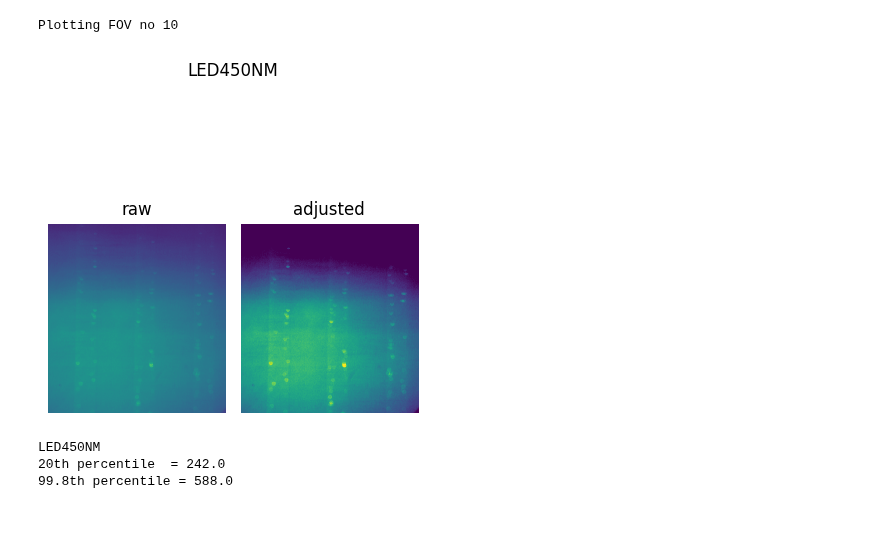
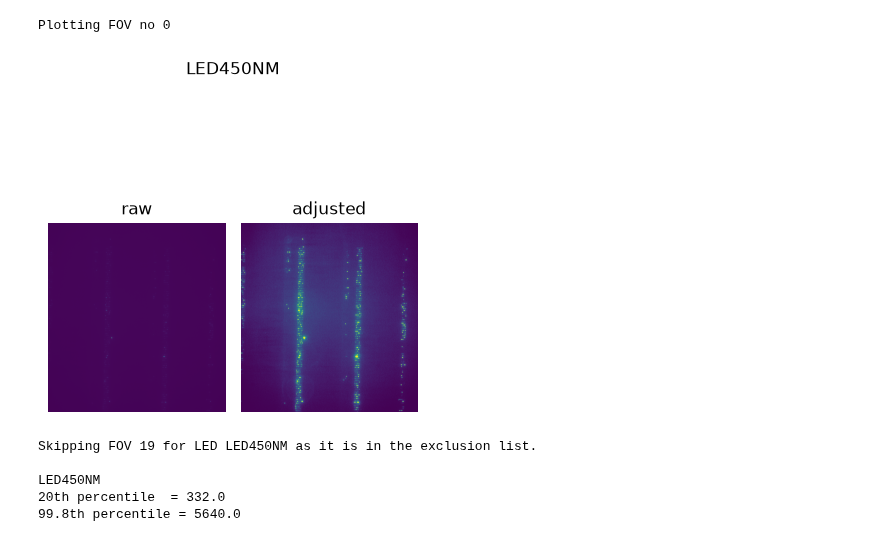
Before and after one commit to YuhangXie1/dphil_mothermachine, a Jupyter notebook: GIF_generator_comparable_brightness.ipynb, the cells around one changed output. Cells and saved outputs as stored; diff of their text form; code cells hidden in the pictures.

```diff
--- a/GIF_generator_comparable_brightness.ipynb
+++ b/GIF_generator_comparable_brightness.ipynb
@@ -34,11 +38,11 @@ def sort_by_time(file_list):
     return [f for _, f in sorted(zip(times, file_list))]
 # %%
 # INPUT experiment name
-data_folder = "2026-07-20_exp_2"
+data_folder = "2026-09-22_wmmet+_test2_full"
 
 # Brightness specification
 FIXED_RANGES = {
-    "LED450NM": (240, 580),
+    "LED450NM": (332, 5640),
     "LED515NM": (700, 14000),
     "LEDOVERHEADTIGER": (100, 5000),
 }
@@ -52,7 +56,7 @@ sel_led = ["LED450NM"]
 # Path specification
 repo_path = Path.cwd()
 data_path = repo_path.parent / f"{data_folder}"
-output_path = data_path / "GIFs"
+output_path = data_path / "Processed"
 output_path.mkdir(parents=True, exist_ok=True)
 
 if not data_path.exists():
@@ -209,7 +213,7 @@ LED450NM - 21 total files found accross 21 FOVs
 # %%
 # INPUT image adjustment parameters
 
-fov_to_display = 10
+fov_to_display = 0
 v_min_perc = [20]
 v_max_perc = [99.8]
 
@@ -229,45 +233,50 @@ for i, led in enumerate(sel_led):
         axes[0].set_axis_off()
         axes[1].set_axis_off()
         fig.suptitle(led)
         axes[0].set_title("FOV not found")
         plt.tight_layout()
         plt.show()
         continue
 
     first_file = filenames_by_fov_by_led[led][fov_to_display][0]
     img = io.imread(first_file)[y_min:y_max, x_min:x_max]
     if AUTO_BRIGHTNESS:
         v_min = np.percentile(img, v_min_perc[i])
         v_max = np.percentile(img, v_max_perc[i])
     else:
         v_min, v_max = FIXED_RANGES[led]
 
     fig, axes = plt.subplots(1, 2, figsize=(4, 5))
     fig.suptitle(led)
     axes[0].imshow(img, cmap="viridis")
     axes[0].set_title("raw")
 
     axes[1].imshow(img, cmap="viridis", vmin=v_min, vmax=v_max)
     axes[1].set_title("adjusted")
 
     axes[0].axis("off")
     axes[1].axis("off")
 
     plt.tight_layout()
     plt.show()
 # %% [output]
-Plotting FOV no 10
+Plotting FOV no 0
-[figure, old version]
+[figure, new version]
 # %%
 # ================================================================
 # FIND FIXED DISPLAY RANGE FROM THE DATA
 # ================================================================
+fov_exclude = [19]
 
 for led in sel_led:
 
     pixel_values = []
 
     for fov_index, image_collection in enumerate(imgs_by_led[led]):
+        if fov_index in fov_exclude:
+            print(f"Skipping FOV {fov_index} for LED {led} as it is in the exclusion list.")
+            continue
+
         for img in image_collection[::10]:
             # Apply the same crop used for the GIF
             cropped = img[y_min:y_max, x_min:x_max]
@@ -286,9 +295,11 @@ for led in sel_led:
     print(f"20th percentile  = {fixed_vmin:.1f}")
     print(f"99.8th percentile = {fixed_vmax:.1f}")
 # %% [output]
+Skipping FOV 19 for LED LED450NM as it is in the exclusion list.
+
 LED450NM
-20th percentile  = 242.0
-99.8th percentile = 588.0
+20th percentile  = 332.0
+99.8th percentile = 5640.0
 # %%
 # ================================================================
 # FRAME-BY-FRAME BRIGHTNESS ANALYSIS
```
Also changed, not shown: parts of 8 cells of this notebook, 21 other files.
